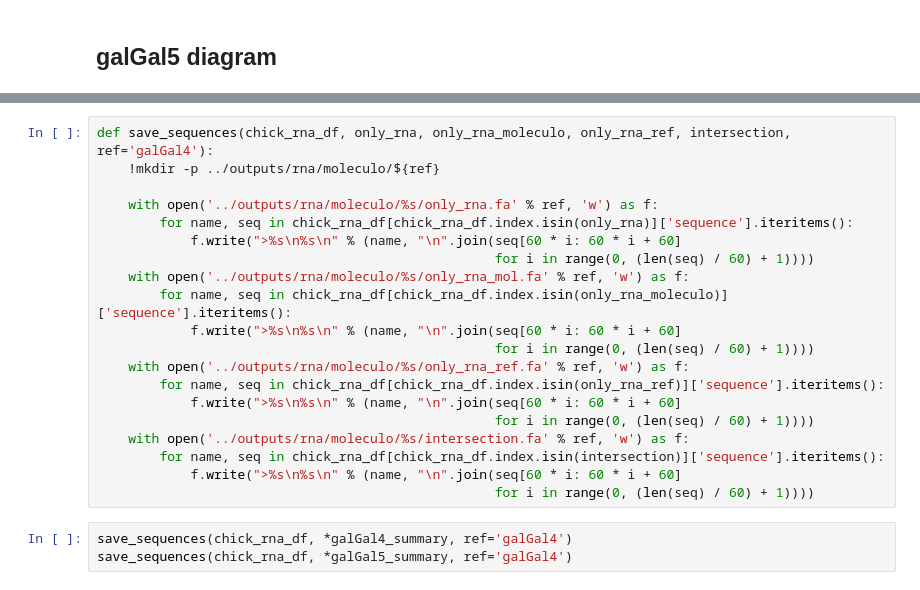
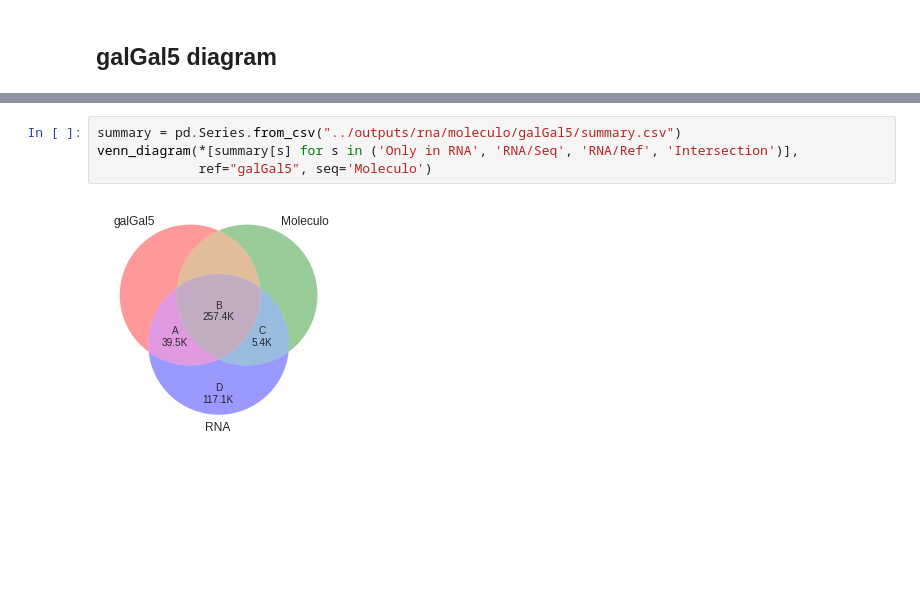
Before and after one commit to luizirber/galGal, a Jupyter notebook: notebooks/04.rna_mol_ref.ipynb, the cells around one changed output, grey strips where cells are left out. Drawn from its saved outputs; the diff is of its cells as text; blank space fills up the shorter version.

```diff
--- a/notebooks/04.rna_mol_ref.ipynb
+++ b/notebooks/04.rna_mol_ref.ipynb
@@ -291,23 +72,6 @@ venn_diagram(len(galGal5_summary[0]), len(galGal5_summary[1]), len(galGal5_summa
-# %%
-def save_sequences(chick_rna_df, only_rna, only_rna_moleculo, only_rna_ref, intersection, ref='galGal4'):
-    !mkdir -p ../outputs/rna/moleculo/${ref}
-
-    with open('../outputs/rna/moleculo/%s/only_rna.fa' % ref, 'w') as f:
-        for name, seq in chick_rna_df[chick_rna_df.index.isin(only_rna)]['sequence'].iteritems():
-            f.write(">%s\n%s\n" % (name, "\n".join(seq[60 * i: 60 * i + 60]
-                                                   for i in range(0, (len(seq) / 60) + 1))))
-    with open('../outputs/rna/moleculo/%s/only_rna_mol.fa' % ref, 'w') as f:
-        for name, seq in chick_rna_df[chick_rna_df.index.isin(only_rna_moleculo)]['sequence'].iteritems():
-            f.write(">%s\n%s\n" % (name, "\n".join(seq[60 * i: 60 * i + 60]
-                                                   for i in range(0, (len(seq) / 60) + 1))))
-    with open('../outputs/rna/moleculo/%s/only_rna_ref.fa' % ref, 'w') as f:
-        for name, seq in chick_rna_df[chick_rna_df.index.isin(only_rna_ref)]['sequence'].iteritems():
-            f.write(">%s\n%s\n" % (name, "\n".join(seq[60 * i: 60 * i + 60]
-                                                   for i in range(0, (len(seq) / 60) + 1))))
-    with open('../outputs/rna/moleculo/%s/intersection.fa' % ref, 'w') as f:
-        for name, seq in chick_rna_df[chick_rna_df.index.isin(intersection)]['sequence'].iteritems():
-            f.write(">%s\n%s\n" % (name, "\n".join(seq[60 * i: 60 * i + 60]
-                                                   for i in range(0, (len(seq) / 60) + 1))))
-# %%
-save_sequences(chick_rna_df, *galGal4_summary, ref='galGal4')
-save_sequences(chick_rna_df, *galGal5_summary, ref='galGal4')
+# %%
+summary = pd.Series.from_csv("../outputs/rna/moleculo/galGal5/summary.csv")
+venn_diagram(*[summary[s] for s in ('Only in RNA', 'RNA/Seq', 'RNA/Ref', 'Intersection')],
+             ref="galGal5", seq='Moleculo')
+# %% [output]
+[figure, added]
```
Also changed, not shown: parts of 20 cells of this notebook, 6 other files.
